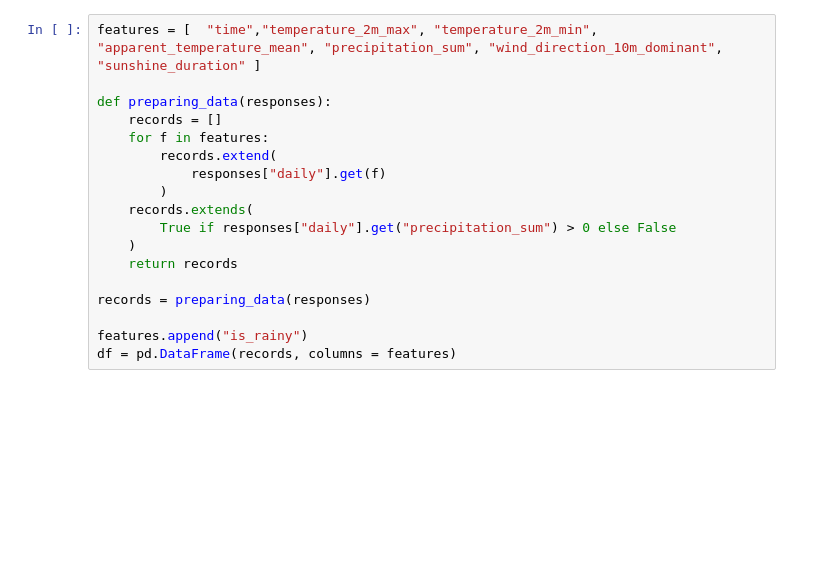
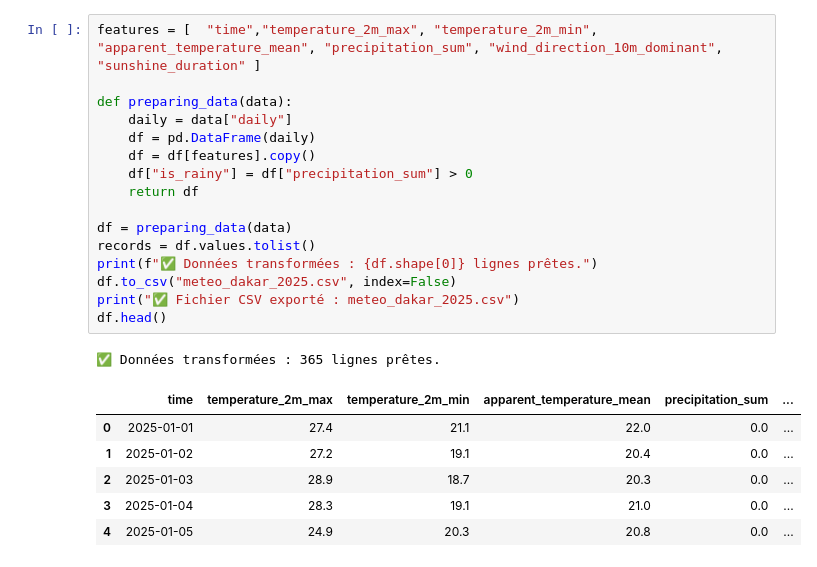
Before and after one commit to omar-034/Meteo_Project, a Jupyter notebook: meteo.ipynb, the cells around one changed output. Drawn from its saved outputs; the diff is of its cells as text; blank space fills up the shorter version.

```diff
--- a/meteo.ipynb
+++ b/meteo.ipynb
@@ -35,18 +71,24 @@ print(f"📦 Taille de la réponse : {len(data)} clés trouvées.")
 # %%
 features = [  "time","temperature_2m_max", "temperature_2m_min", "apparent_temperature_mean", "precipitation_sum", "wind_direction_10m_dominant", "sunshine_duration" ]
 
-def preparing_data(responses):
-    records = []
-    for f in features:
-        records.extend(
-            responses["daily"].get(f)
-        )
-    records.extends(
-        True if responses["daily"].get("precipitation_sum") > 0 else False
-    )
-    return records
+def preparing_data(data):
+    daily = data["daily"]
+    df = pd.DataFrame(daily)
+    df = df[features].copy()
+    df["is_rainy"] = df["precipitation_sum"] > 0
+    return df
 
-records = preparing_data(responses)
-
-features.append("is_rainy")
-df = pd.DataFrame(records, columns = features)
+df = preparing_data(data)
+records = df.values.tolist()
+print(f"✅ Données transformées : {df.shape[0]} lignes prêtes.")
+df.to_csv("meteo_dakar_2025.csv", index=False)
+print("✅ Fichier CSV exporté : meteo_dakar_2025.csv")
+df.head()
+# %% [output]
+✅ Données transformées : 365 lignes prêtes.
+|  | time | temperature_2m_max | temperature_2m_min | apparent_temperature_mean | precipitation_sum | ... |
+| 0 | 2025-01-01 | 27.4 | 21.1 | 22.0 | 0.0 | ... |
+| 1 | 2025-01-02 | 27.2 | 19.1 | 20.4 | 0.0 | ... |
+| 2 | 2025-01-03 | 28.9 | 18.7 | 20.3 | 0.0 | ... |
+| 3 | 2025-01-04 | 28.3 | 19.1 | 21.0 | 0.0 | ... |
+| 4 | 2025-01-05 | 24.9 | 20.3 | 20.8 | 0.0 | ... |
```
Also changed, not shown: parts of 20 cells of this notebook, 2 other files.
